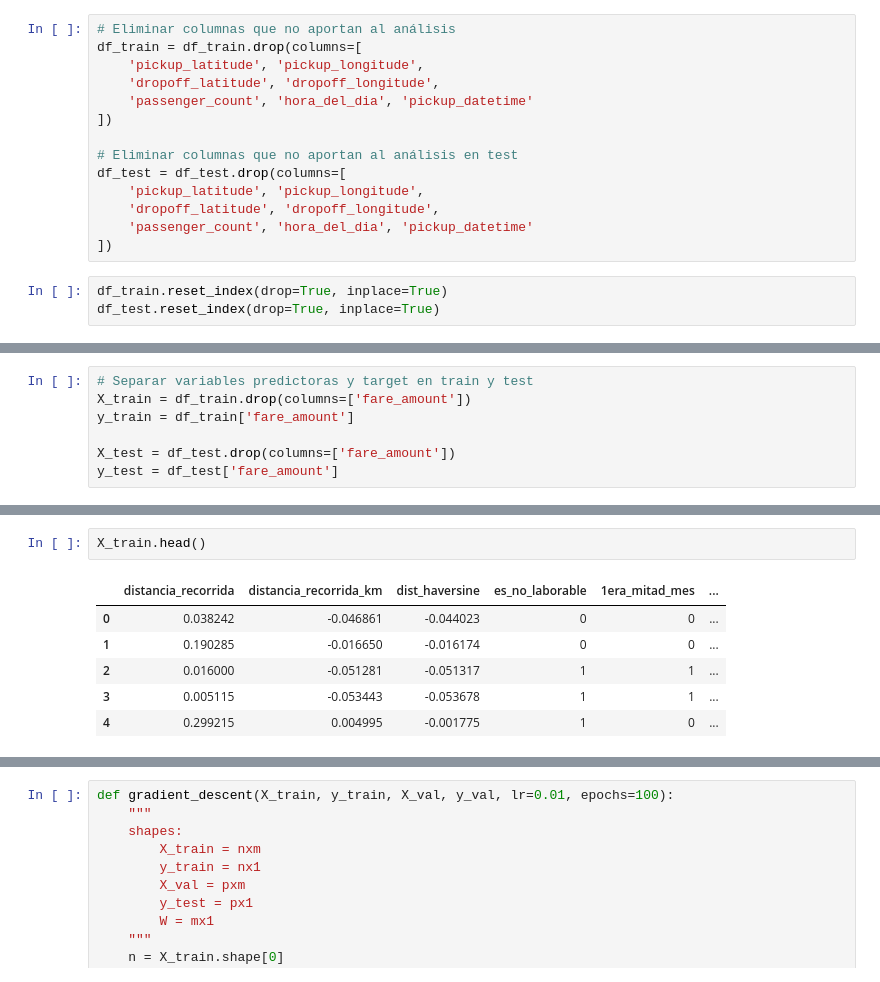
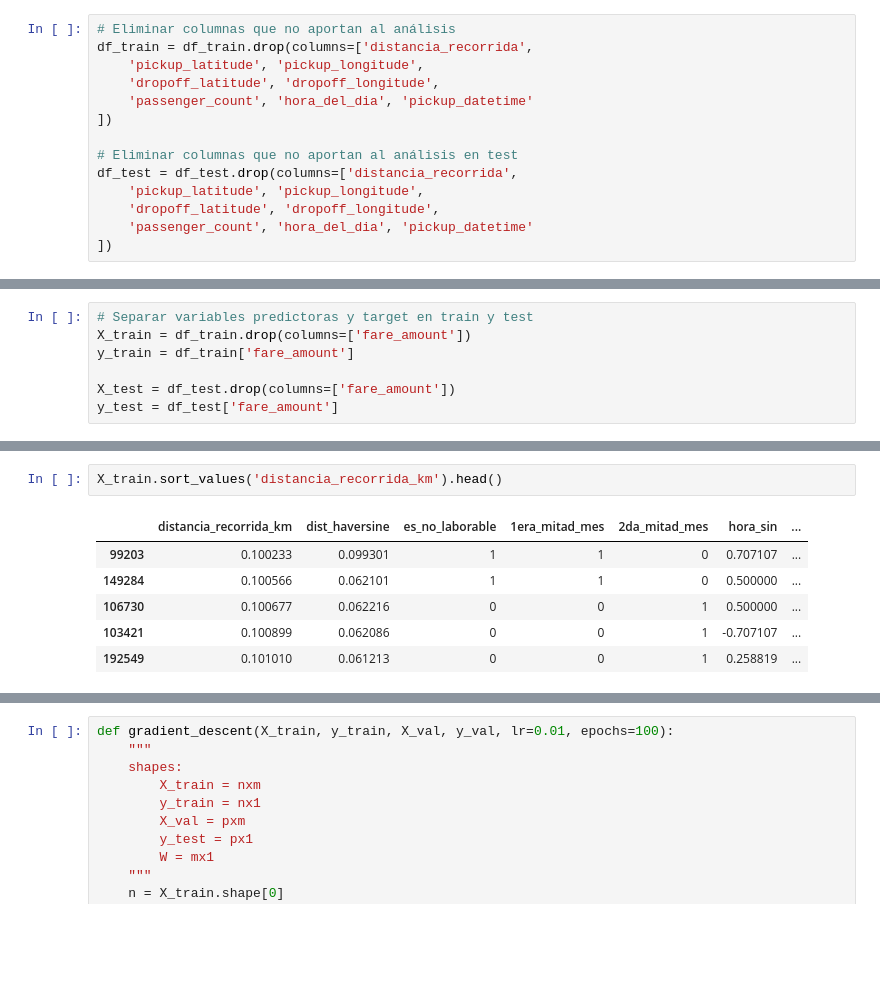
Before and after one commit to FedeZ2008/AA1-TUIA-2025C2-LEON-ZIMMER, a Jupyter notebook: TP1_Regresion.ipynb, the cells around one changed output, grey strips where cells are left out. Drawn from its saved outputs; the diff is of its cells as text; blank space fills up the shorter version.

```diff
--- a/TP1_Regresion.ipynb
+++ b/TP1_Regresion.ipynb
@@ -425,18 +425,15 @@ df_train = df_train[df_train['fare_amount'] > 0.11]
 df_train = df_train[df_train['distancia_recorrida_km'] >= 0.1]
 # %%
 # Eliminar columnas que no aportan al análisis
-df_train = df_train.drop(columns=[
+df_train = df_train.drop(columns=['distancia_recorrida',
     'pickup_latitude', 'pickup_longitude',
     'dropoff_latitude', 'dropoff_longitude',
     'passenger_count', 'hora_del_dia', 'pickup_datetime'
 ])
 
 # Eliminar columnas que no aportan al análisis en test
-df_test = df_test.drop(columns=[
+df_test = df_test.drop(columns=['distancia_recorrida',
     'pickup_latitude', 'pickup_longitude',
     'dropoff_latitude', 'dropoff_longitude',
     'passenger_count', 'hora_del_dia', 'pickup_datetime'
 ])
-# %%
-df_train.reset_index(drop=True, inplace=True)
-df_test.reset_index(drop=True, inplace=True)
@@ -457,12 +456,12 @@ plt.show()
 # %%
-X_train.head()
+X_train.sort_values('distancia_recorrida_km').head()
 # %% [output]
-|  | distancia_recorrida | distancia_recorrida_km | dist_haversine | es_no_laborable | 1era_mitad_mes | ... |
-| 0 | 0.038242 | -0.046861 | -0.044023 | 0 | 0 | ... |
-| 1 | 0.190285 | -0.016650 | -0.016174 | 0 | 0 | ... |
-| 2 | 0.016000 | -0.051281 | -0.051317 | 1 | 1 | ... |
-| 3 | 0.005115 | -0.053443 | -0.053678 | 1 | 1 | ... |
-| 4 | 0.299215 | 0.004995 | -0.001775 | 1 | 0 | ... |
+|  | distancia_recorrida_km | dist_haversine | es_no_laborable | 1era_mitad_mes | 2da_mitad_mes | hora_sin | ... |
+| 99203 | 0.100233 | 0.099301 | 1 | 1 | 0 | 0.707107 | ... |
+| 149284 | 0.100566 | 0.062101 | 1 | 1 | 0 | 0.500000 | ... |
+| 106730 | 0.100677 | 0.062216 | 0 | 0 | 1 | 0.500000 | ... |
+| 103421 | 0.100899 | 0.062086 | 0 | 0 | 1 | -0.707107 | ... |
+| 192549 | 0.101010 | 0.061213 | 0 | 0 | 1 | 0.258819 | ... |
 # %%
 
 # Escalar solo 'distancia_recorrida_km' y 'dist_haversine'
```
Also changed, not shown: parts of 11 cells of this notebook.
